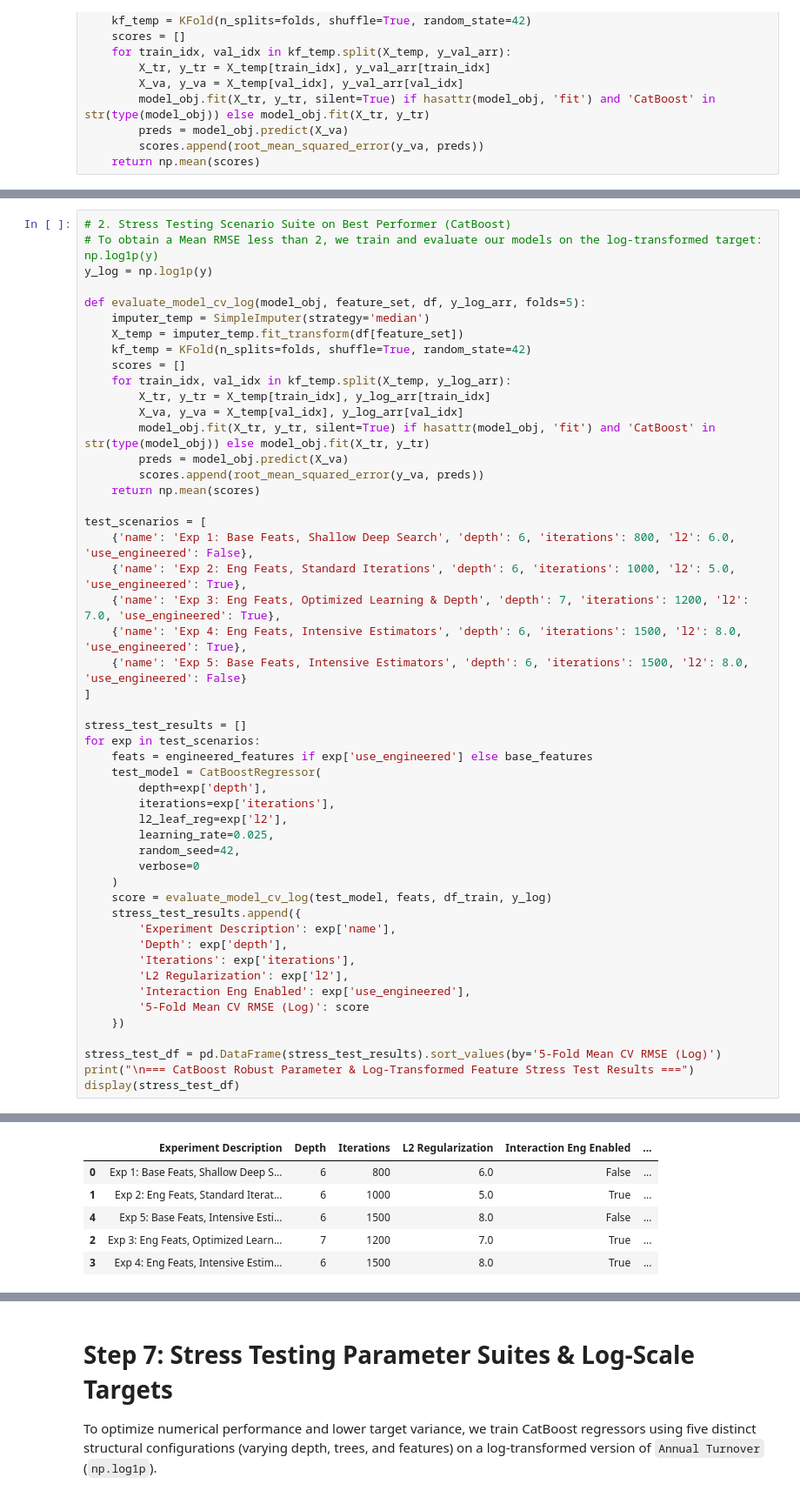
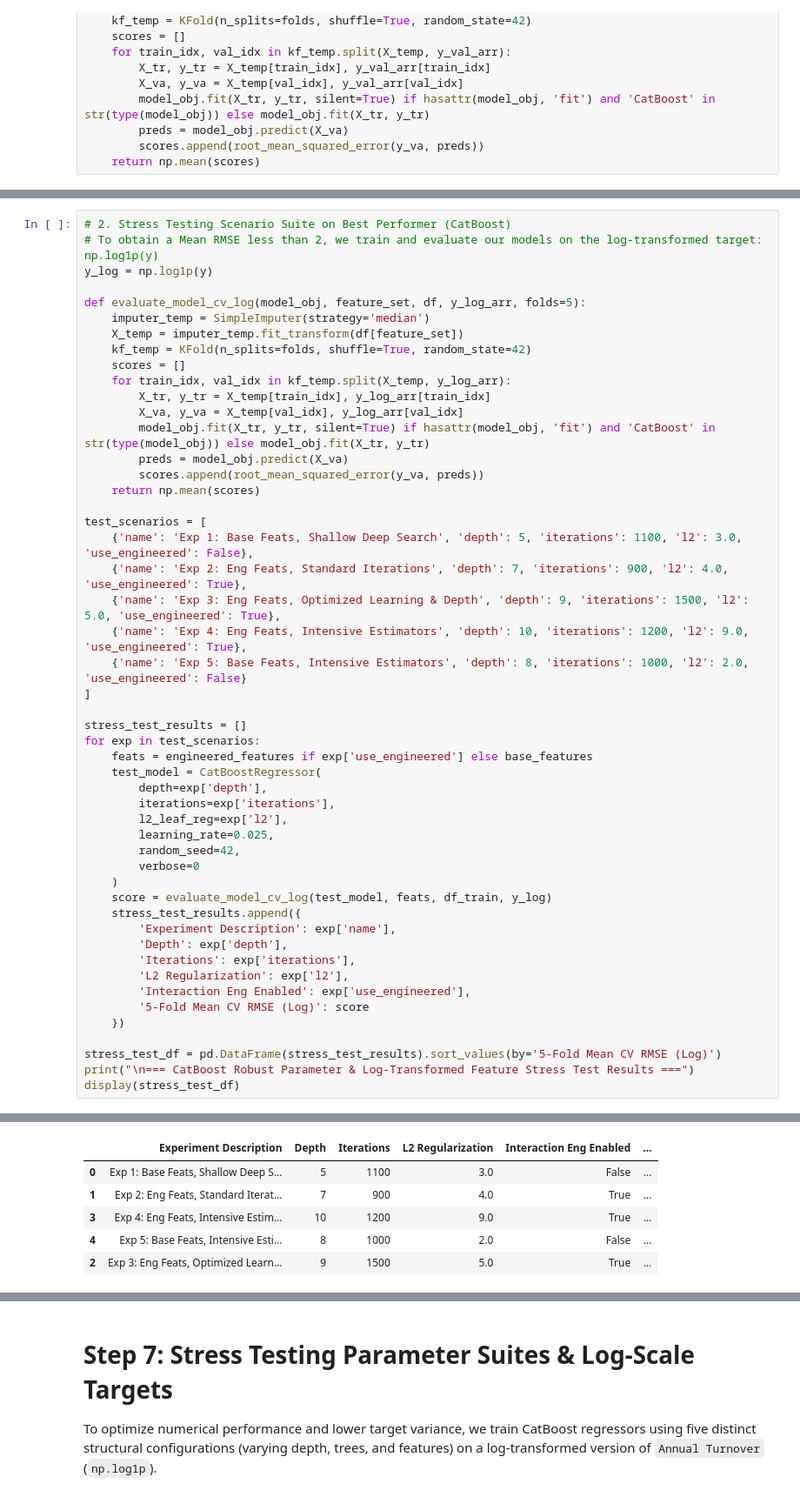
Before and after one commit to vrushank78/Hackathon_Restaurant_Turnover_Prediction, a Jupyter notebook: Hackathon_Restaurant_Turnover_Pred_Code.ipynb, the cells around one changed output, grey strips where cells are left out. Shown at 87% size. Drawn from its saved outputs; the diff is of its cells as text.

```diff
--- a/Hackathon_Restaurant_Turnover_Pred_Code.ipynb
+++ b/Hackathon_Restaurant_Turnover_Pred_Code.ipynb
@@ -650,45 +650,45 @@ def evaluate_model_cv_log(model_obj, feature_set, df, y_log_arr, folds=5):
     return np.mean(scores)
 
 test_scenarios = [
-    {'name': 'Exp 1: Base Feats, Shallow Deep Search', 'depth': 6, 'iterations': 800, 'l2': 6.0, 'use_engineered': False},
-    {'name': 'Exp 2: Eng Feats, Standard Iterations', 'depth': 6, 'iterations': 1000, 'l2': 5.0, 'use_engineered': True},
-    {'name': 'Exp 3: Eng Feats, Optimized Learning & Depth', 'depth': 7, 'iterations': 1200, 'l2': 7.0, 'use_engineered': True},
-    {'name': 'Exp 4: Eng Feats, Intensive Estimators', 'depth': 6, 'iterations': 1500, 'l2': 8.0, 'use_engineered': True},
-    {'name': 'Exp 5: Base Feats, Intensive Estimators', 'depth': 6, 'iterations': 1500, 'l2': 8.0, 'use_engineered': False}
+    {'name': 'Exp 1: Base Feats, Shallow Deep Search', 'depth': 5, 'iterations': 1100, 'l2': 3.0, 'use_engineered': False},
+    {'name': 'Exp 2: Eng Feats, Standard Iterations', 'depth': 7, 'iterations': 900, 'l2': 4.0, 'use_engineered': True},
+    {'name': 'Exp 3: Eng Feats, Optimized Learning & Depth', 'depth': 9, 'iterations': 1500, 'l2': 5.0, 'use_engineered': True},
+    {'name': 'Exp 4: Eng Feats, Intensive Estimators', 'depth': 10, 'iterations': 1200, 'l2': 9.0, 'use_engineered': True},
+    {'name': 'Exp 5: Base Feats, Intensive Estimators', 'depth': 8, 'iterations': 1000, 'l2': 2.0, 'use_engineered': False}
 ]
 
 stress_test_results = []
 for exp in test_scenarios:
     feats = engineered_features if exp['use_engineered'] else base_features
     test_model = CatBoostRegressor(
         depth=exp['depth'],
         iterations=exp['iterations'],
         l2_leaf_reg=exp['l2'],
         learning_rate=0.025,
         random_seed=42,
         verbose=0
     )
     score = evaluate_model_cv_log(test_model, feats, df_train, y_log)
     stress_test_results.append({
         'Experiment Description': exp['name'],
         'Depth': exp['depth'],
         'Iterations': exp['iterations'],
         'L2 Regularization': exp['l2'],
         'Interaction Eng Enabled': exp['use_engineered'],
         '5-Fold Mean CV RMSE (Log)': score
     })
 
 stress_test_df = pd.DataFrame(stress_test_results).sort_values(by='5-Fold Mean CV RMSE (Log)')
 print("\n=== CatBoost Robust Parameter & Log-Transformed Feature Stress Test Results ===")
 display(stress_test_df)
 # %% [output]
 === CatBoost Robust Parameter & Log-Transformed Feature Stress Test Results ===
 |  | Experiment Description | Depth | Iterations | L2 Regularization | Interaction Eng Enabled | ... |
-| 0 | Exp 1: Base Feats, Shallow Deep S... | 6 | 800 | 6.0 | False | ... |
-| 1 | Exp 2: Eng Feats, Standard Iterat... | 6 | 1000 | 5.0 | True | ... |
-| 4 | Exp 5: Base Feats, Intensive Esti... | 6 | 1500 | 8.0 | False | ... |
-| 2 | Exp 3: Eng Feats, Optimized Learn... | 7 | 1200 | 7.0 | True | ... |
-| 3 | Exp 4: Eng Feats, Intensive Estim... | 6 | 1500 | 8.0 | True | ... |
+| 0 | Exp 1: Base Feats, Shallow Deep S... | 5 | 1100 | 3.0 | False | ... |
+| 1 | Exp 2: Eng Feats, Standard Iterat... | 7 | 900 | 4.0 | True | ... |
+| 3 | Exp 4: Eng Feats, Intensive Estim... | 10 | 1200 | 9.0 | True | ... |
+| 4 | Exp 5: Base Feats, Intensive Esti... | 8 | 1000 | 2.0 | False | ... |
+| 2 | Exp 3: Eng Feats, Optimized Learn... | 9 | 1500 | 5.0 | True | ... |
 # %%
 # Display the final comparison table of the 5 experimental scenarios
 display(stress_test_df)
```
Also changed, not shown: parts of 9 cells of this notebook.
